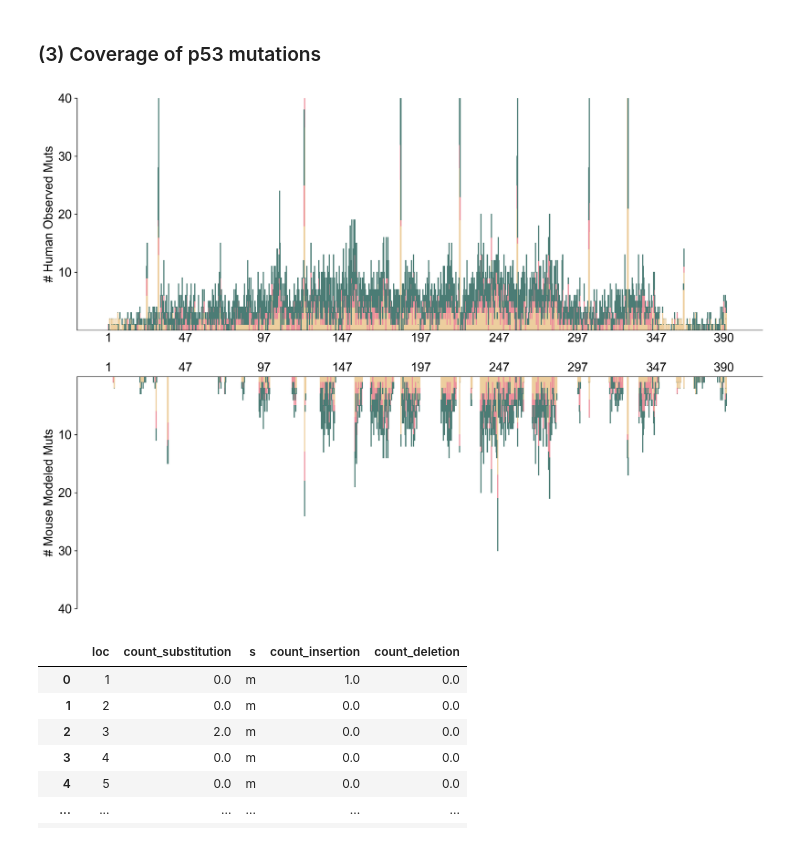
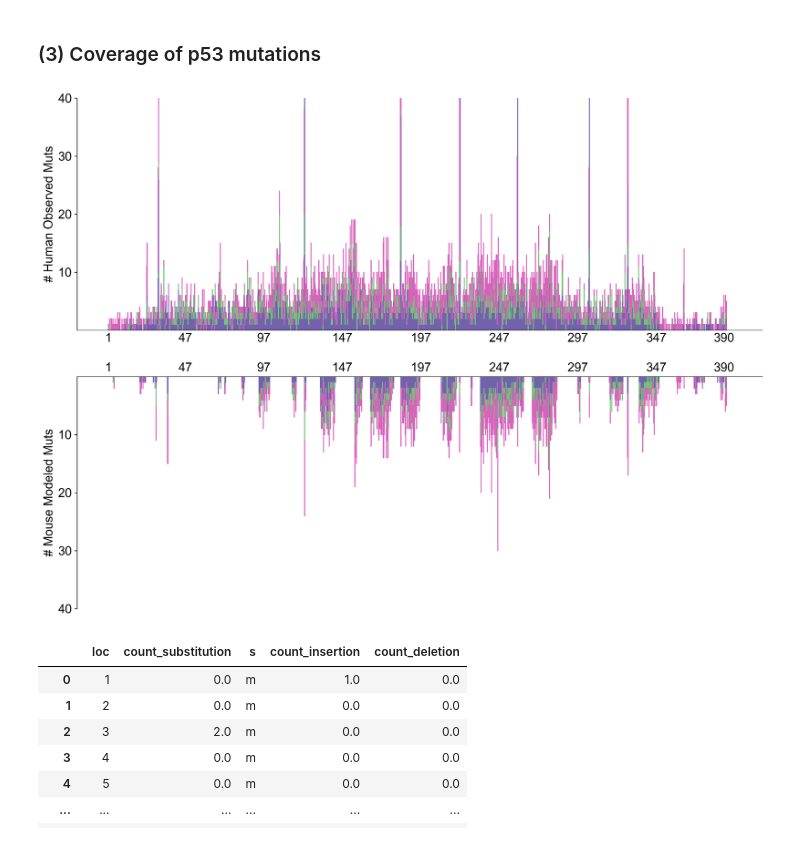
Before and after one commit to kexindon/h2m-public, a Jupyter notebook: 2_murine_mutation_database.ipynb, the cells around one changed output. Drawn from its saved outputs; the diff is of its cells as text; code cells hidden in the pictures.

Commit message:
Updated h2m database analysis; replot p53 figure.

```diff
--- a/2_murine_mutation_database.ipynb
+++ b/2_murine_mutation_database.ipynb
@@ -656,6 +656,7 @@ df
 - coding region or not
 # %%
 fs = 2
+name_list = ['aacr','cosmic','clinvar']
 list_of_n = []
 list_of_fs = []
 list_of_input = []
@@ -764,0 +853,10 @@ plt.show()
+# %%
+df = pd.DataFrame(zip(list_of_n, list_of_fs,list_of_region,
+list_of_input,
+list_of_output,
+list_of_class_0,
+list_of_class_1,
+list_of_class_2,
+list_of_class_3))
+df.columns = ['Database','Flank_Size','Mutation_Type','Num_Input','Num_Output','Class_0','Class_1','Class_2','Class_3']
+df
@@ -764,0 +874,4 @@ plt.show()
+# %%
+df['percet_modelable'] = df['Num_Output']/df['Num_Input']
+df.to_csv('/Users/gorkordkx/Documents/Output/h2m/stat_3_v2.csv', index = False)
+df
@@ -914,3 +1056,18 @@ color_dict = dict({
+# %%
+
+color_dict = dict({
+    'gene':plt.cm.Purples(0.7),
+    'flank':plt.cm.Greens(0.7),
+    'nce4nce':plt.cm.Oranges(0.8),
+    'nce4pce': plt.cm.Oranges(0.6),
+    'pce4pce':plt.cm.Oranges(0.4),
+    'coding':'#018175', #codig
+    'noncoding':'#FEE3B2', #non-coding
+    'SNP':"#D862BC",
+    'ONP':"#675a85",
+    'INS':plt.cm.Greens(0.5),
+    'DEL':plt.cm.Purples(0.7)
+})
 # %%
 df_unique = df.drop_duplicates(subset = 'index').reset_index(drop=True)
 
@@ -955,40 +1112,40 @@ for x in [
     df_draw_list_mouse.append(df_draw)
 # %%
 fig, ax = plt.subplots(2,1,figsize=(16,12), height_ratios=[1,1], sharex=True, dpi = 300)
-ax[0].bar(df_draw_list[0]['loc'],df_draw_list[0]['count'], color=color_dict['SNP'], edgecolor=color_dict['SNP'], width = .8)
-ax[0].bar(df_draw_list[1]['loc'],df_draw_list[1]['count'], color=color_dict['INS'], edgecolor=color_dict['INS'], bottom = df_draw_list[0]['count'], width = .8)
-ax[0].bar(df_draw_list[2]['loc'],df_draw_list[2]['count'], color=color_dict['DEL'], edgecolor=color_dict['DEL'], bottom = [x+y for x,y in zip(df_draw_list[0]['count'], df_draw_list[1]['count'])], width = .8)
+ax[0].bar(df_draw_list[0]['loc'],df_draw_list[2]['count'], color=color_dict['DEL'], edgecolor=color_dict['DEL'], width = .5)
+ax[0].bar(df_draw_list[1]['loc'],df_draw_list[1]['count'], color=color_dict['INS'], edgecolor=color_dict['INS'], bottom = df_draw_list[2]['count'], width = .5)
+ax[0].bar(df_draw_list[2]['loc'],df_draw_list[0]['count'], color=color_dict['SNP'], edgecolor=color_dict['SNP'], bottom = [x+y for x,y in zip(df_draw_list[2]['count'], df_draw_list[1]['count'])], width = .5)
 ax[0].spines['right'].set_visible(False)
 ax[0].spines['top'].set_visible(False)
 # ax[0].tick_params(axis='both', which='major', labelsize=13)
 
 ax[0].set_ylabel('# Human Observed Muts', fontsize=16)
 ax[0].set_yticks([10,20,30,40])
 ax[0].set_yticklabels([10,20,30,40], fontsize=16)
 ax[0].set_ylim(0,40)
 ax[0].set_xticks([x*3+1 for x in [0,49,99,149,199,249,299,349,392]])
 ax[0].xaxis.set_tick_params(labelbottom=True, labeltop=False, length=0)
 ax[0].set_xticklabels([1,50,100,150,200,250,300,350, 393], rotation=0, fontsize=16)
 
-ax[1].bar(df_draw_list_mouse[0]['loc']+9,-df_draw_list_mouse[0]['count'], color=color_dict['SNP'], edgecolor=color_dict['SNP'], width = .8)
-ax[1].bar(df_draw_list_mouse[1]['loc']+9,-df_draw_list_mouse[1]['count'], color=color_dict['INS'], edgecolor=color_dict['INS'], bottom = -df_draw_list_mouse[0]['count'], width = .8)
-ax[1].bar(df_draw_list_mouse[2]['loc']+9,-df_draw_list_mouse[2]['count'], color=color_dict['DEL'], edgecolor=color_dict['DEL'], bottom = [-(x+y) for x,y in zip(df_draw_list_mouse[0]['count'], df_draw_list_mouse[1]['count'])], width = .8)
+ax[1].bar(df_draw_list_mouse[0]['loc']+9,-df_draw_list_mouse[2]['count'], color=color_dict['DEL'], edgecolor=color_dict['DEL'], width = .5)
+ax[1].bar(df_draw_list_mouse[1]['loc']+9,-df_draw_list_mouse[1]['count'], color=color_dict['INS'], edgecolor=color_dict['INS'], bottom = -df_draw_list_mouse[2]['count'], width = .5)
+ax[1].bar(df_draw_list_mouse[2]['loc']+9,-df_draw_list_mouse[0]['count'], color=color_dict['SNP'], edgecolor=color_dict['SNP'], bottom = [-(x+y) for x,y in zip(df_draw_list_mouse[1]['count'], df_draw_list_mouse[2]['count'])], width = .5)
 ax[1].tick_params(axis='both', which='major', labelsize=16)
 ax[1].spines['right'].set_visible(False)
 ax[1].spines['bottom'].set_visible(False)
 
 ax[1].set_ylabel('# Mouse Modeled Muts', fontsize=16)
 ax[1].set_yticks([-10,-20,-30,-40])
 ax[1].set_yticklabels([10,20,30,40], fontsize=16)
 ax[1].set_ylim(-40,0)
 ax[1].xaxis.set_tick_params(labelbottom=False, labeltop=True, length=0)
 ax[1].set_xticks([x*3+1 for x in [0,49,99,149,199,249,299,349,392]])
 ax[1].set_xticklabels([1,47,97,147,197,247,297,347, 390], rotation=0, fontsize=16)
 
-plt.savefig('/Users/gorkordkx/Documents/Output/h2m/tp53_v2.svg', bbox_inches='tight')
+plt.savefig('/Users/gorkordkx/Documents/Output/h2m/tp53_v3.svg', bbox_inches='tight')
 plt.show()
 # %% [output]
-[figure, old version]
+[figure, new version]
 # %%
 df_draw_list[0] = df_draw_list[0].rename(columns = {'count':'count_substitution'})
 df_draw_list[1] = df_draw_list[1].rename(columns = {'count':'count_insertion'})
```
Also changed, not shown: parts of 7 cells of this notebook, 1 other file.
